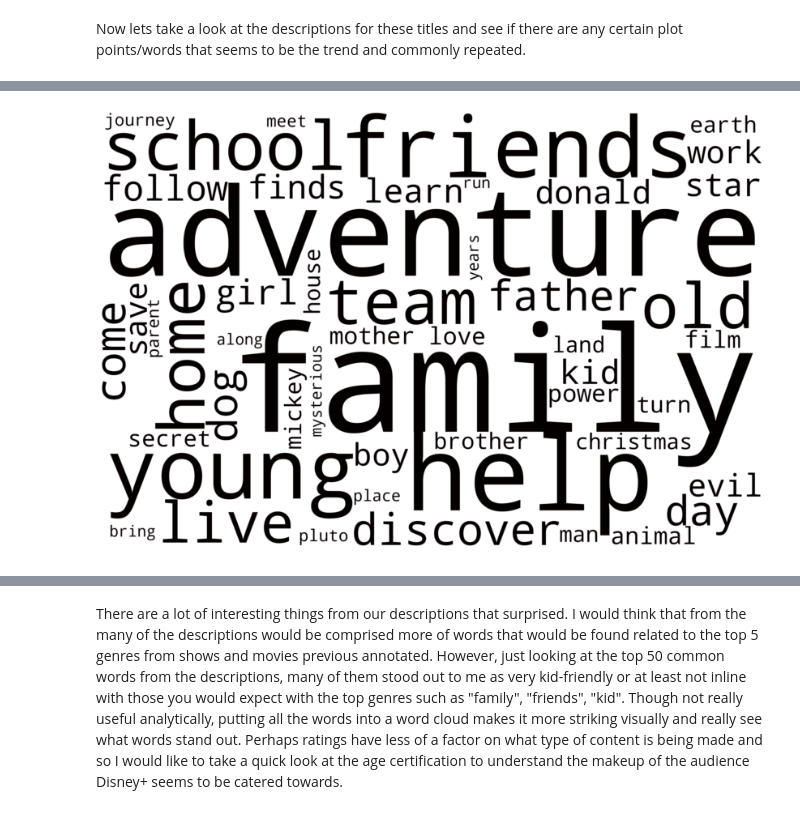
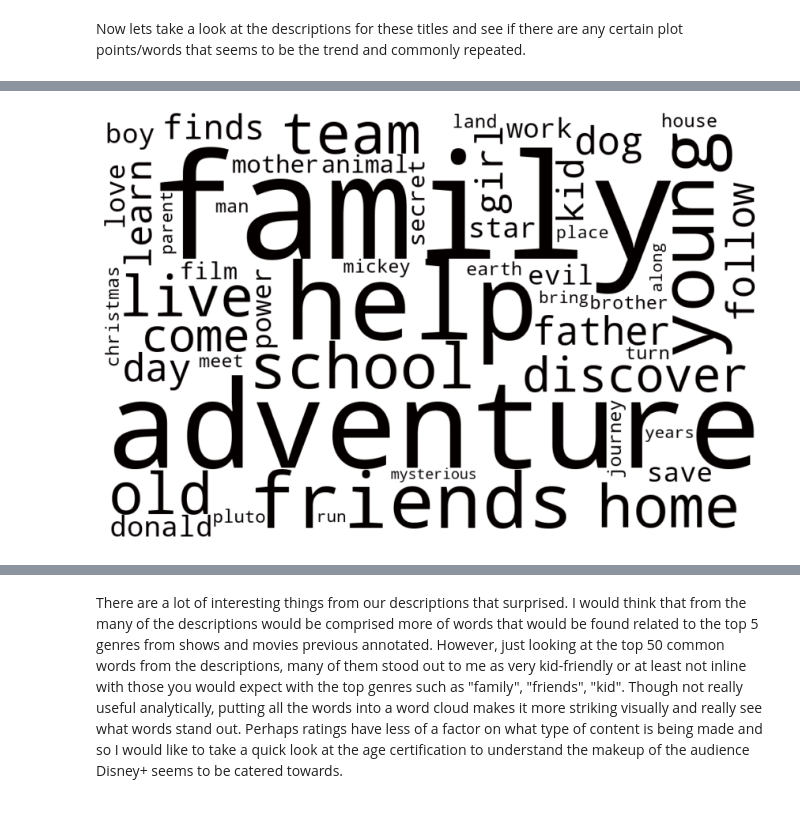
Before and after one commit to kekevin12/Disney_EDA, a Jupyter notebook: disney_data.ipynb, the cells around one changed output, grey strips where cells are left out. Drawn from its saved outputs; the diff is of its cells as text; code cells hidden in the pictures.

Commit message:
wordcloud size change

```diff
--- a/disney_data.ipynb
+++ b/disney_data.ipynb
@@ -277,19 +277,19 @@ fig = px.bar(wcount.head(50), y ="count", x ='word',
 # %%
 test = " ".join(word for word in dcount["description"])
 
 def black_color_func(word, font_size, position,orientation,random_state=None, **kwargs):
     return("hsl(0,100%, 1%)")
 
-wordcloud = WordCloud(width=3000,height=2000,max_words=50, background_color="white", stopwords= stop).generate(test)
+wordcloud = WordCloud(width=1000,height=650,max_words=50, background_color="white", stopwords= stop).generate(test)
 
 plt.figure(figsize=[15,10])
 wordcloud.recolor(color_func = black_color_func)
 
 plt.imshow(wordcloud, interpolation='bilinear')
 plt.axis("off")
 plt.show()
 # %% [output]
-[figure, old version]
+[figure, new version]
 # %% [markdown]
 ![image](https://github.com/kekevin12/Disney_EDA/blob/main/Graphs/descwordcloud.png?raw=true)
 # %% [markdown]
```
Also changed, not shown: 1 other file.
